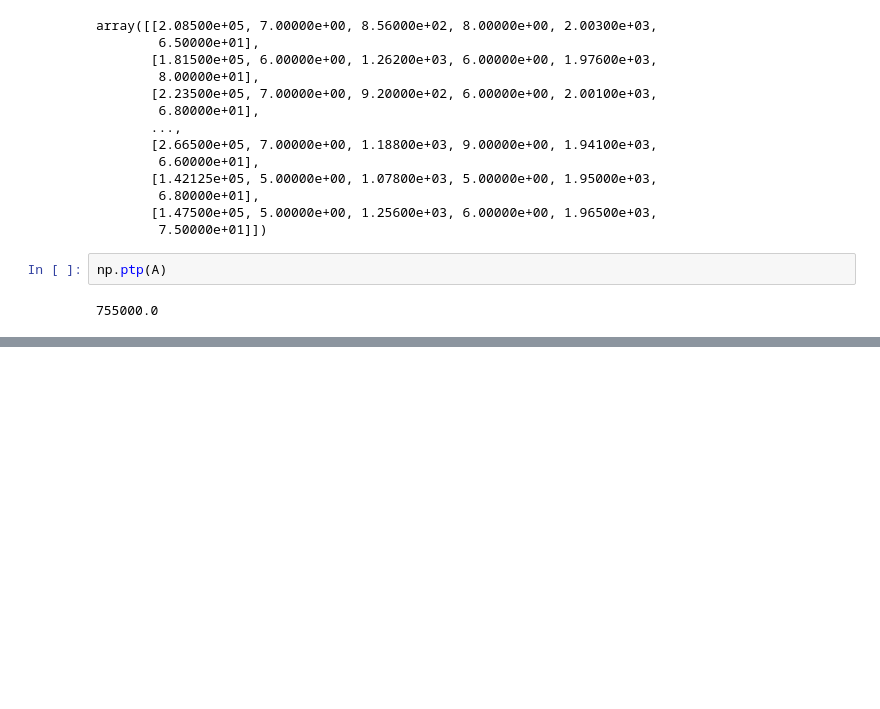
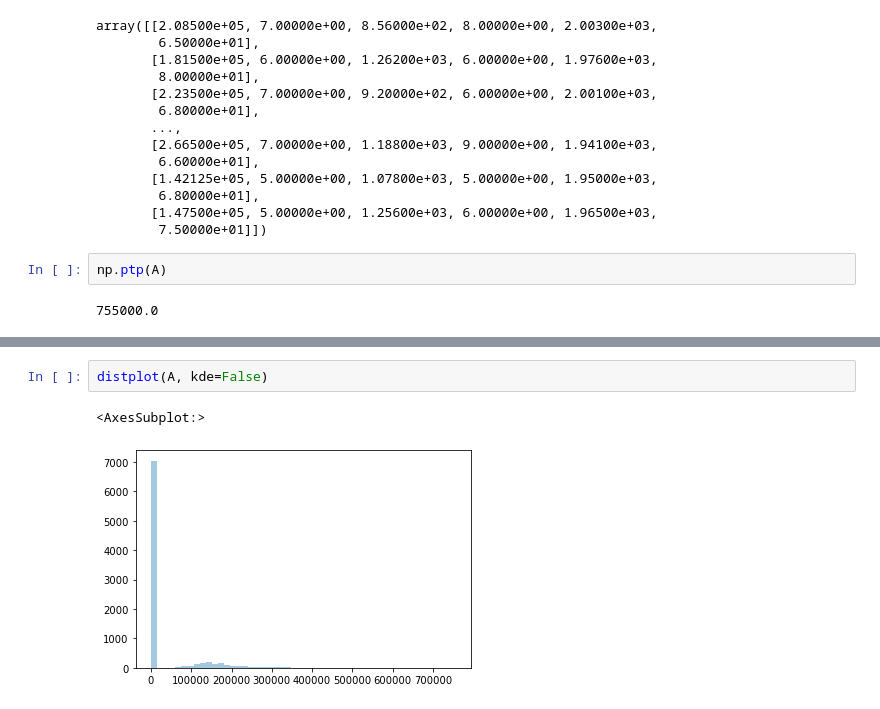
Before and after one commit to Marcot98/MaestriaDataScience, a Jupyter notebook: Ciencia de Datos en Python/Proyecto Final/pruebas proyecto final.ipynb, the cells around one changed output, grey strips where cells are left out. Saved outputs shown, nothing was run; the diff lists cells and outputs as text; blank space fills up the shorter version.

```diff
--- a/Ciencia de Datos en Python/Proyecto Final/pruebas proyecto final.ipynb
+++ b/Ciencia de Datos en Python/Proyecto Final/pruebas proyecto final.ipynb
@@ -164,0 +241,5 @@ np.ptp(A)
+# %%
+distplot(A, kde=False)
+# %% [output]
+<AxesSubplot:>
+[figure, added]
```
Also changed, not shown: parts of 33 cells of this notebook, 1 other file.
